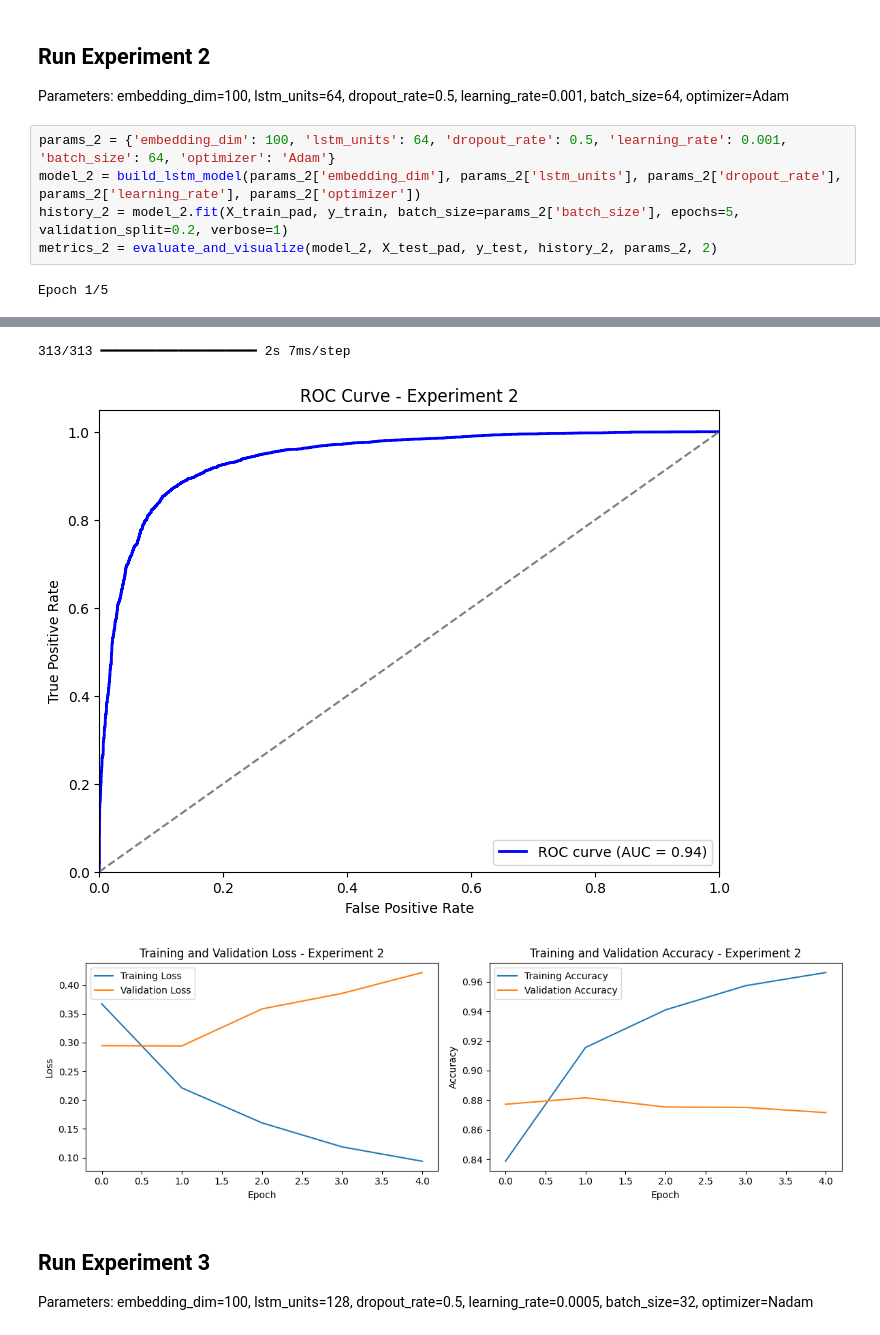
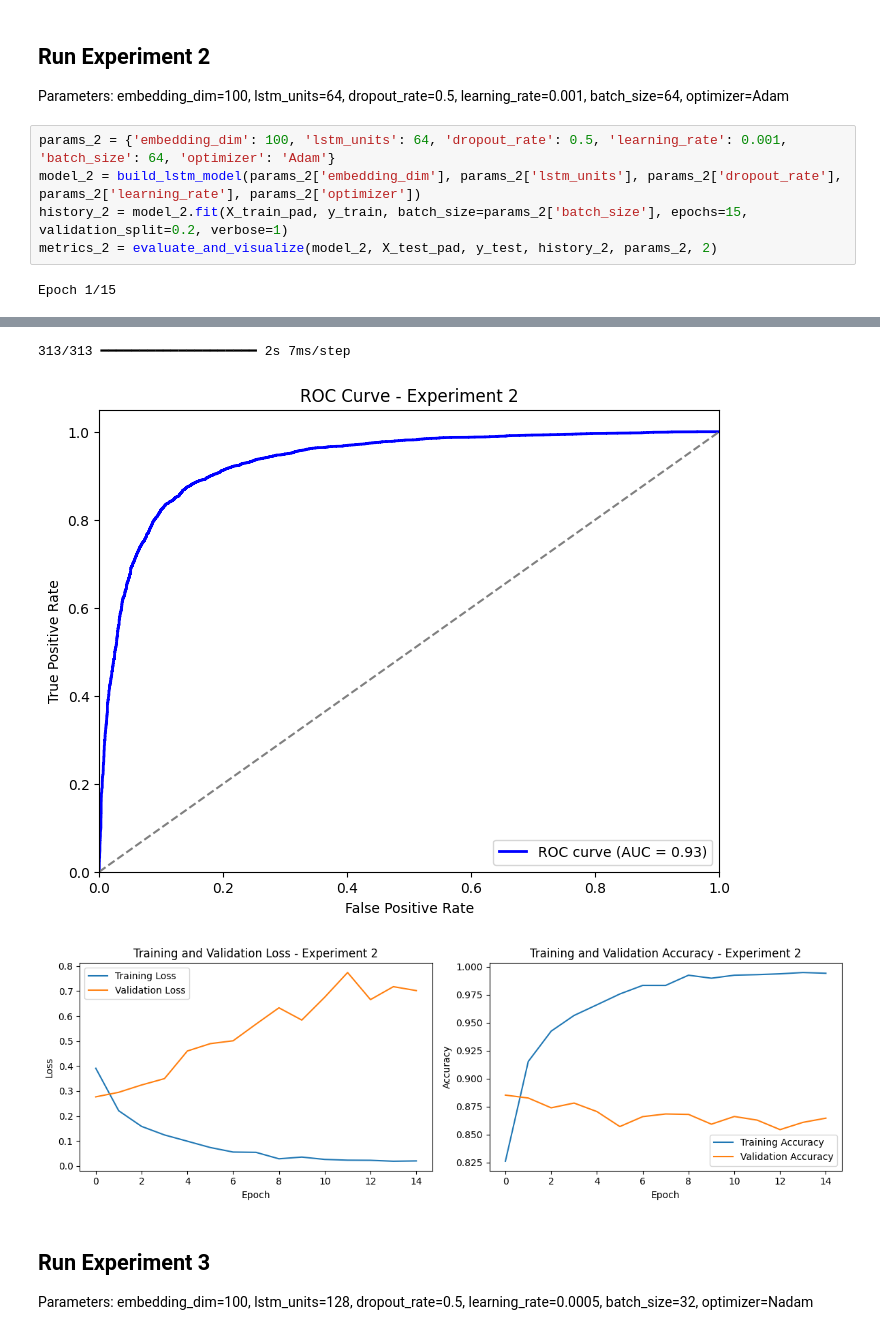
Before and after one commit to 1772hojaz/alu-ml_tech1-assignment, a Jupyter notebook: notebooks/Sentiment_Classification_Notebook.ipynb, the cells around one changed output, grey strips where cells are left out. Drawn from its saved outputs; the diff is of its cells as text.

```diff
--- a/notebooks/Sentiment_Classification_Notebook.ipynb
+++ b/notebooks/Sentiment_Classification_Notebook.ipynb
@@ -292,7 +292,7 @@ Parameters: embedding_dim=100, lstm_units=64, dropout_rate=0.5, learning_rate=0.
 # %%
 params_2 = {'embedding_dim': 100, 'lstm_units': 64, 'dropout_rate': 0.5, 'learning_rate': 0.001, 'batch_size': 64, 'optimizer': 'Adam'}
 model_2 = build_lstm_model(params_2['embedding_dim'], params_2['lstm_units'], params_2['dropout_rate'], params_2['learning_rate'], params_2['optimizer'])
-history_2 = model_2.fit(X_train_pad, y_train, batch_size=params_2['batch_size'], epochs=5, validation_split=0.2, verbose=1)
+history_2 = model_2.fit(X_train_pad, y_train, batch_size=params_2['batch_size'], epochs=15, validation_split=0.2, verbose=1)
 metrics_2 = evaluate_and_visualize(model_2, X_test_pad, y_test, history_2, params_2, 2)
 # %% [output]
-Epoch 1/5
+Epoch 1/15
@@ -316,7 +316,7 @@ Experiment 2 Results:
 [figure]
 313/313 ━━━━━━━━━━━━━━━━━━━━ 2s 7ms/step
-[figure, old version]
+[figure, new version]
-[figure, old version]
+[figure, new version]
 # %% [markdown]
 ## Run Experiment 3
 
```
Also changed, not shown: parts of 6 cells of this notebook, 2 other files.
